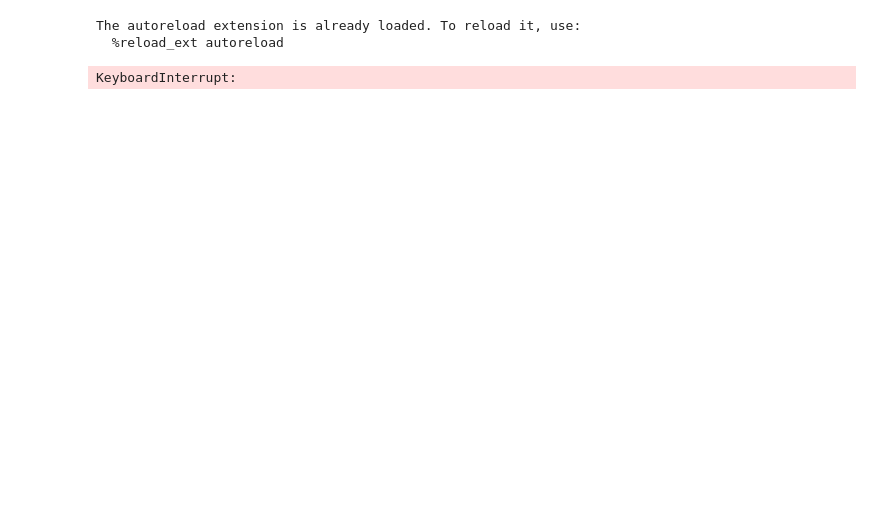
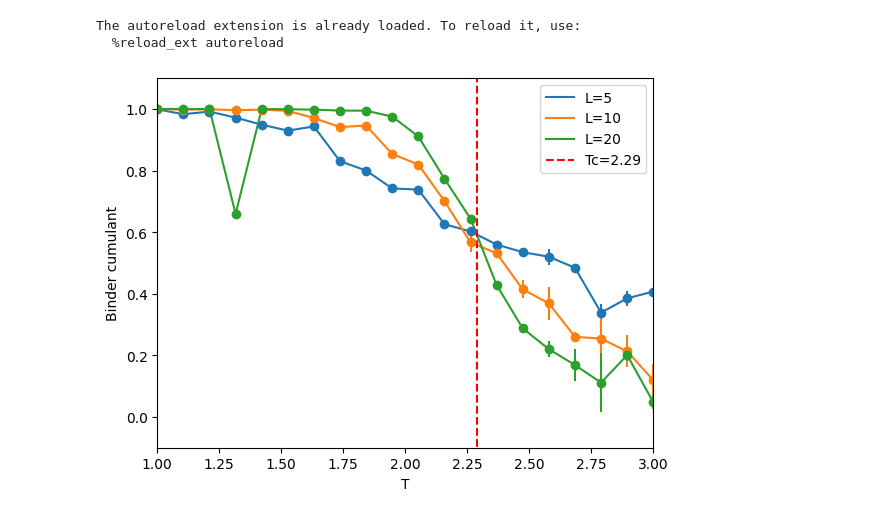
Before and after one commit to weenming/Monte-Carlo-Toolbox, a Jupyter notebook: wolff/mid.ipynb, the cells around one changed output. Drawn from its saved outputs; the diff is of its cells as text; code cells hidden in the pictures; blank space fills up the shorter version.

```diff
--- a/wolff/mid.ipynb
+++ b/wolff/mid.ipynb
@@ -15,9 +15,14 @@ np.random.seed(0)
 torch.manual_seed(0)
 
 
-def run_exp(L, step_num, T):
-    ising = Ising2DWolff(L, )
-    logger = wolff_algorithm(ising, T, 1000, flip_all=False)
+def run_exp(L, step_num, T, continue_run=False):
+    if continue_run:
+        logger = load_logger(L, step_num, T)
+
+        ising = Ising2DWolff(L, logger.states[-1])
+    else:
+        ising = Ising2DWolff(L, )
+    logger = wolff_algorithm(ising, T, step_num, flip_all=False, logger=logger if continue_run else None)
     pickle.dump(logger, open(f'./save/2d_ising_model_L={L}_T={T}_step_num={step_num}.pkl', 'wb'))
     return logger
 
@@ -35,8 +40,50 @@ ax.plot(logger.states[:, 0, :, :].mean((-1, -2)))
 # %%
 # run and save
 
-for T in np.linspace(1, 3, 100):
-    for L in [5, 10, 20]:
-        run_exp(L, 1000, T)
+np.random.seed(0)
+torch.manual_seed(0)
+for T in np.linspace(1, 3, 20):
+    for L in [15]:
+        run_exp(L, 3000, T, continue_run=False)
-# %% [output]
-KeyboardInterrupt:
+# %%
+fig, ax = plt.subplots(1, 1)
+
+def binder(spins, bin=3):
+    binders = []
+    for i in range(bin):
+        # spins_leaveout = np.vstack((spins[:i * bin], spins[(i + 1) * bin: ]))
+        spins_leaveout = spins[i::bin]
+        m2 = (spins_leaveout.mean((-1, -2))**2).mean()
+        m4 = (spins_leaveout.mean((-1, -2))**4).mean()
+        binder = 1.5 - (m4 / (2 * m2 ** 2))
+        binders.append(binder)
+    binders = np.array(binders)
+    # use jackknife to estimate std
+    std = np.sqrt(((binder - binders)**2).sum() / (len(binders) - 1))
+
+    return binders.mean(), std
+
+# Ts = np.linspace(1, 3, 100):
+Ts = np.linspace(1, 3, 20)
+for i, L in enumerate([5, 10, 20]):
+    m_T = []
+    b_T, b_T_std = [], []
+    for T in Ts:
+        logger = load_logger(L, 3000, T)
+        m = logger.states[-400::10, 0, :, :].mean((-1, -2)).abs().mean()
+        m_T.append(m)
+        b, b_std = binder(logger.states[1000:, 0, :, :])
+        b_T.append(b)
+        b_T_std.append(b_std)
+    ax.plot(Ts, b_T, label=f'L={L}', color=f'C{i}')
+    ax.errorbar(Ts, b_T, yerr=[x for x in b_T_std], fmt='o', color=f'C{i}')
+
+ax.plot([2.29, 2.29], [-1, 10], label='Tc=2.29', color='red', ls='--')
+ax.legend()
+ax.set_xlabel('T')
+ax.set_ylabel('Binder cumulant')
+ax.set_xlim(1, 3)
+ax.set_ylim(-0.1, 1.1)
+fig.savefig('./images/ising_2d_binder.png')
+# %% [output]
+[figure, added]
```
Also changed, not shown: parts of 2 cells of this notebook, 6 other files.
